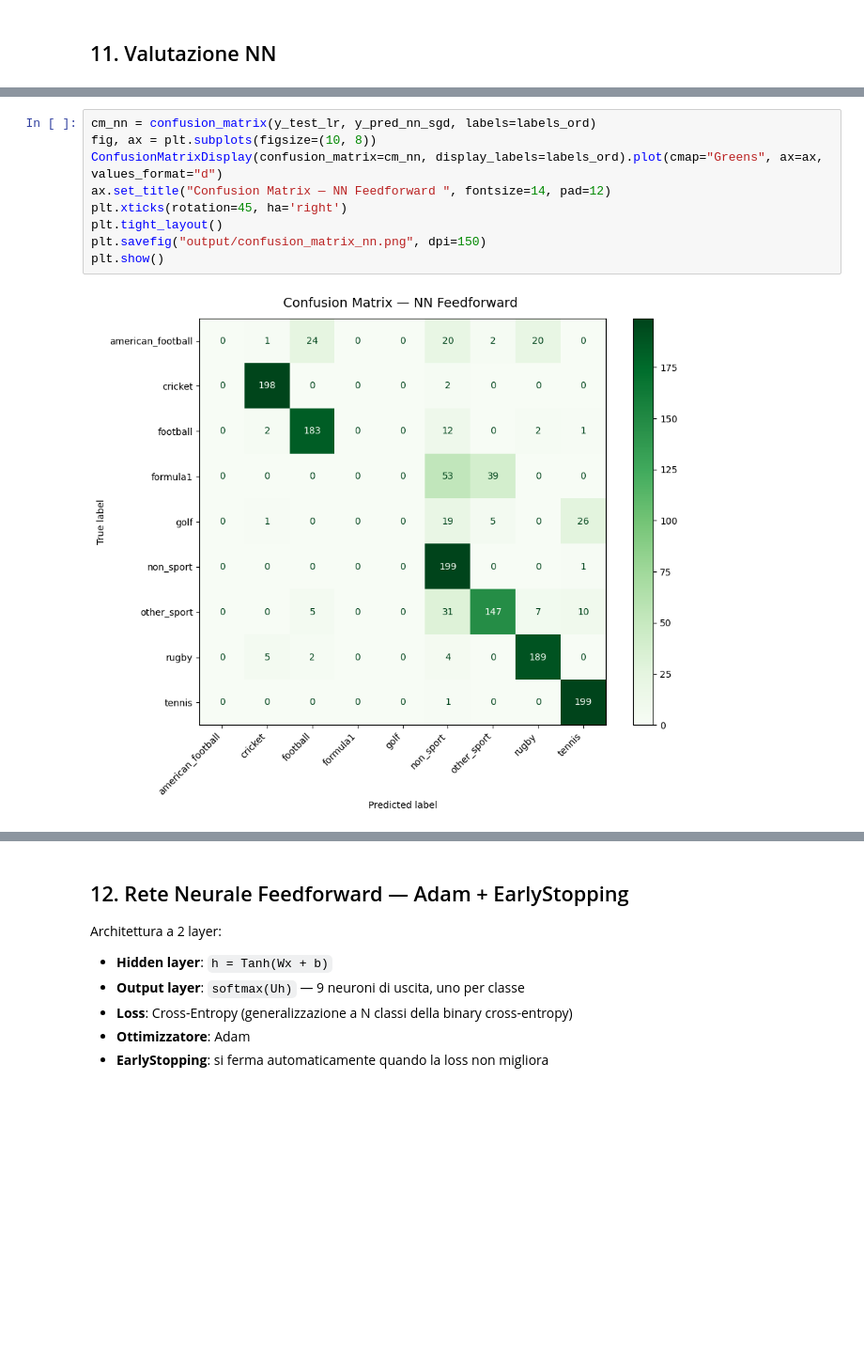
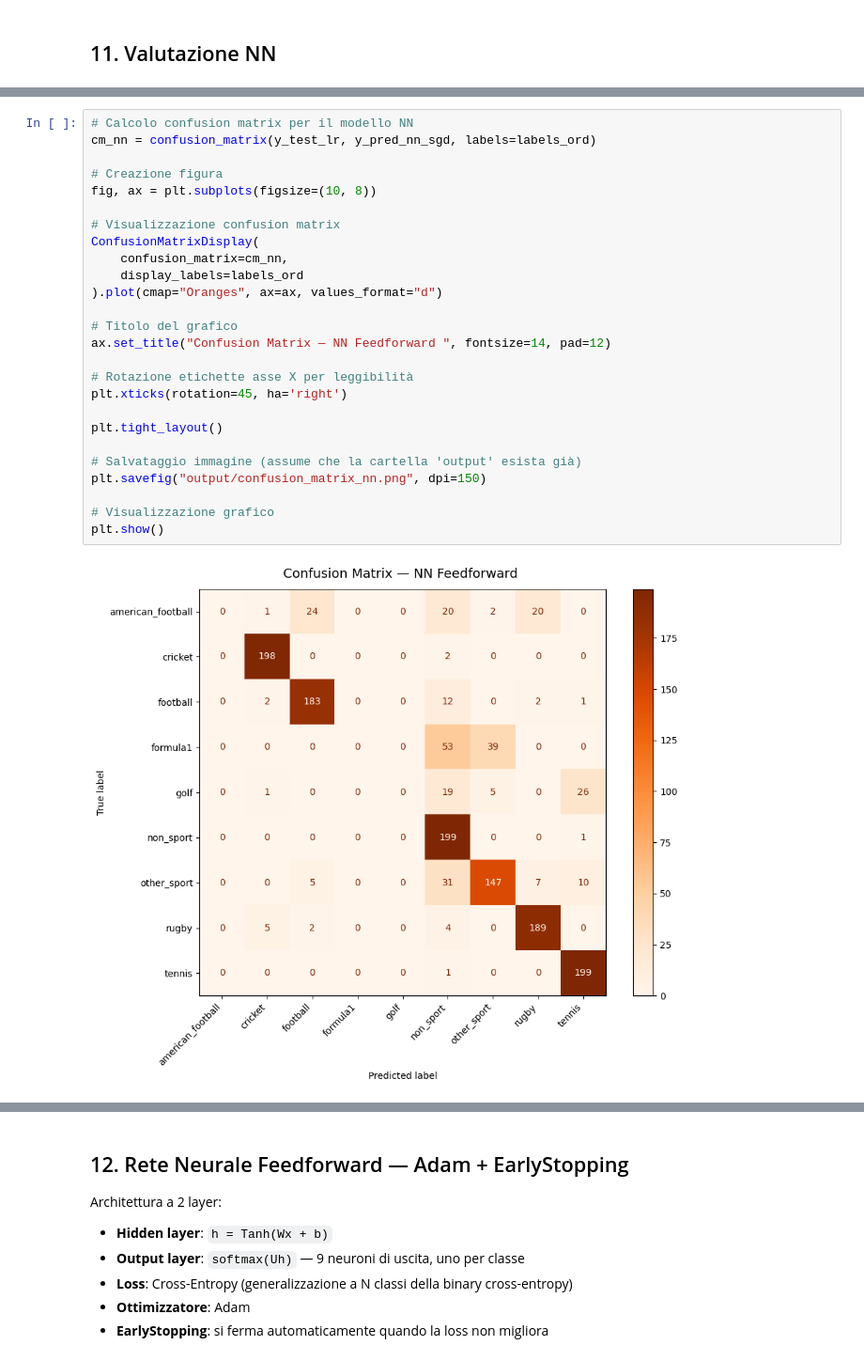
Before and after one commit to marcosoldani/scraping_BBC_NLP, a Jupyter notebook: Step2/Task2.ipynb, the cells around one changed output, grey strips where cells are left out. Shown at 94% size. Cells and saved outputs as stored; diff of their text form; blank space fills up the shorter version.

```diff
--- a/Step2/Task2.ipynb
+++ b/Step2/Task2.ipynb
@@ -575,16 +647,33 @@ american_football       0.00      0.00      0.00        67
         macro avg       0.54      0.62      0.57      1410
      weighted avg       0.69      0.79      0.73      1410
 # %%
+# Calcolo confusion matrix per il modello NN
 cm_nn = confusion_matrix(y_test_lr, y_pred_nn_sgd, labels=labels_ord)
+
+# Creazione figura
 fig, ax = plt.subplots(figsize=(10, 8))
-ConfusionMatrixDisplay(confusion_matrix=cm_nn, display_labels=labels_ord).plot(cmap="Greens", ax=ax, values_format="d")
+
+# Visualizzazione confusion matrix
+ConfusionMatrixDisplay(
+    confusion_matrix=cm_nn,
+    display_labels=labels_ord
+).plot(cmap="Oranges", ax=ax, values_format="d")
+
+# Titolo del grafico
 ax.set_title("Confusion Matrix — NN Feedforward ", fontsize=14, pad=12)
+
+# Rotazione etichette asse X per leggibilità
 plt.xticks(rotation=45, ha='right')
+
 plt.tight_layout()
+
+# Salvataggio immagine (assume che la cartella 'output' esista già)
 plt.savefig("output/confusion_matrix_nn.png", dpi=150)
+
+# Visualizzazione grafico
 plt.show()
 # %% [output]
-[figure, old version]
+[figure, new version]
 # %% [markdown]
 ### Perché SGD fallisce miseramente
 
```
Also changed, not shown: parts of 11 cells of this notebook.
